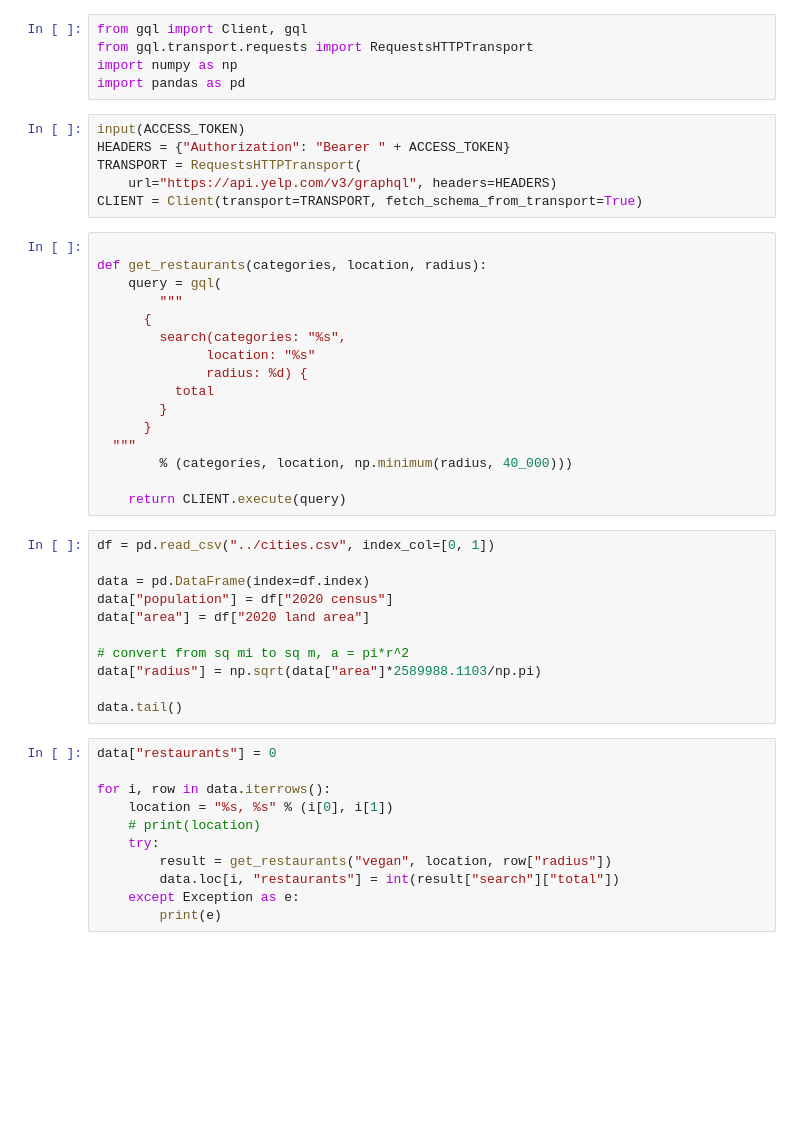
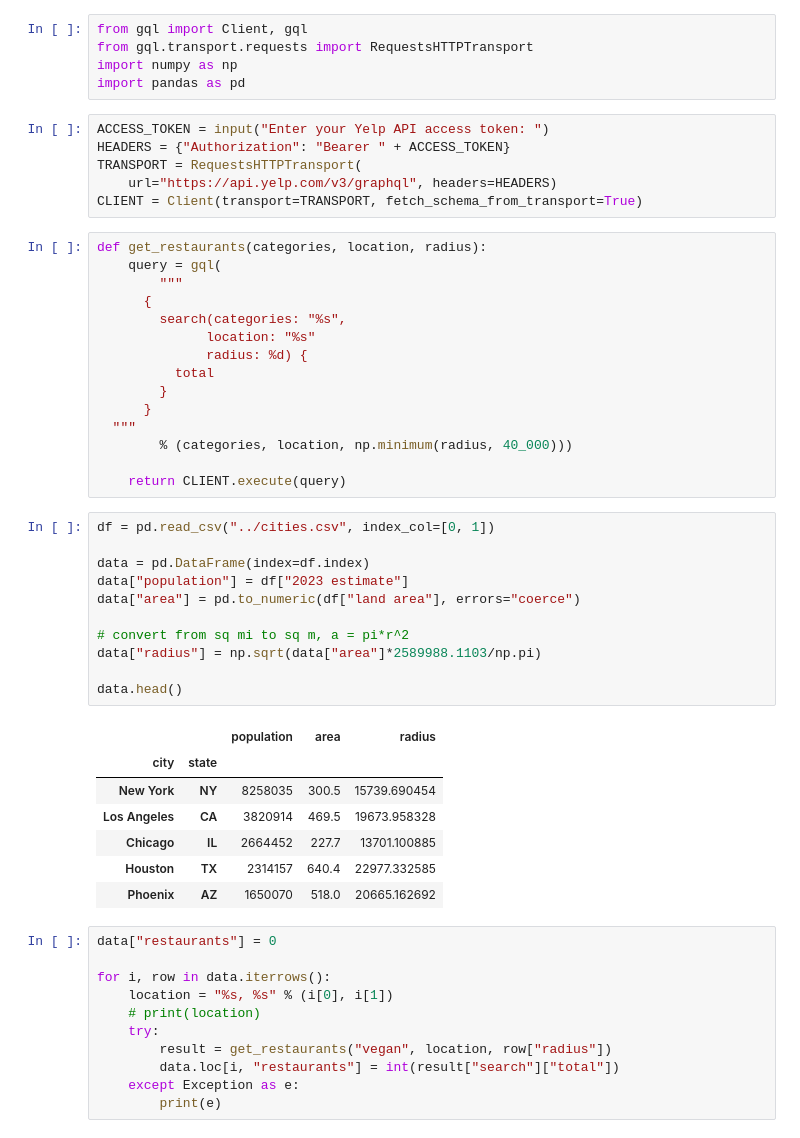
Before and after one commit to danwahl/schelling-out, a Jupyter notebook: vegan/vegan.ipynb, the cells around one changed output. Drawn from its saved outputs; the diff is of its cells as text; blank space fills up the shorter version.

```diff
--- a/vegan/vegan.ipynb
+++ b/vegan/vegan.ipynb
@@ -4,13 +4,12 @@ from gql.transport.requests import RequestsHTTPTransport
 import numpy as np
 import pandas as pd
 # %%
-input(ACCESS_TOKEN)
+ACCESS_TOKEN = input("Enter your Yelp API access token: ")
 HEADERS = {"Authorization": "Bearer " + ACCESS_TOKEN}
 TRANSPORT = RequestsHTTPTransport(
     url="https://api.yelp.com/v3/graphql", headers=HEADERS)
 CLIENT = Client(transport=TRANSPORT, fetch_schema_from_transport=True)
 # %%
-
 def get_restaurants(categories, location, radius):
     query = gql(
         """
@@ -28,14 +27,22 @@ def get_restaurants(categories, location, radius):
 # %%
 df = pd.read_csv("../cities.csv", index_col=[0, 1])
 
 data = pd.DataFrame(index=df.index)
-data["population"] = df["2020 census"]
-data["area"] = df["2020 land area"]
+data["population"] = df["2023 estimate"]
+data["area"] = pd.to_numeric(df["land area"], errors="coerce")
 
 # convert from sq mi to sq m, a = pi*r^2
 data["radius"] = np.sqrt(data["area"]*2589988.1103/np.pi)
 
-data.tail()
+data.head()
+# %% [output]
+|  |  | population | area | radius |
+| city | state |  |  |  |
+| New York | NY | 8258035 | 300.5 | 15739.690454 |
+| Los Angeles | CA | 3820914 | 469.5 | 19673.958328 |
+| Chicago | IL | 2664452 | 227.7 | 13701.100885 |
+| Houston | TX | 2314157 | 640.4 | 22977.332585 |
+| Phoenix | AZ | 1650070 | 518.0 | 20665.162692 |
 # %%
 data["restaurants"] = 0
 
```
Also changed, not shown: parts of 4 cells of this notebook, 3 other files.
